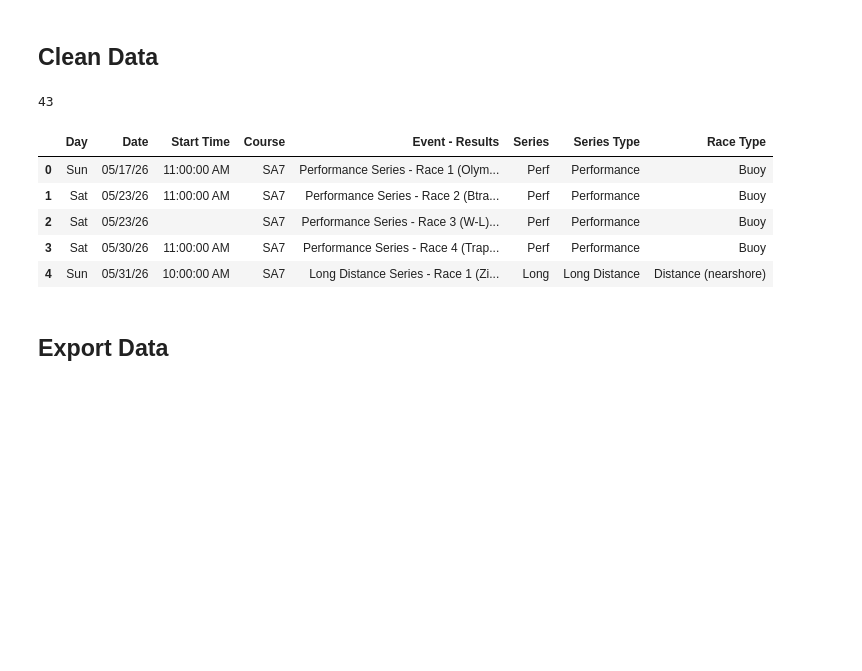
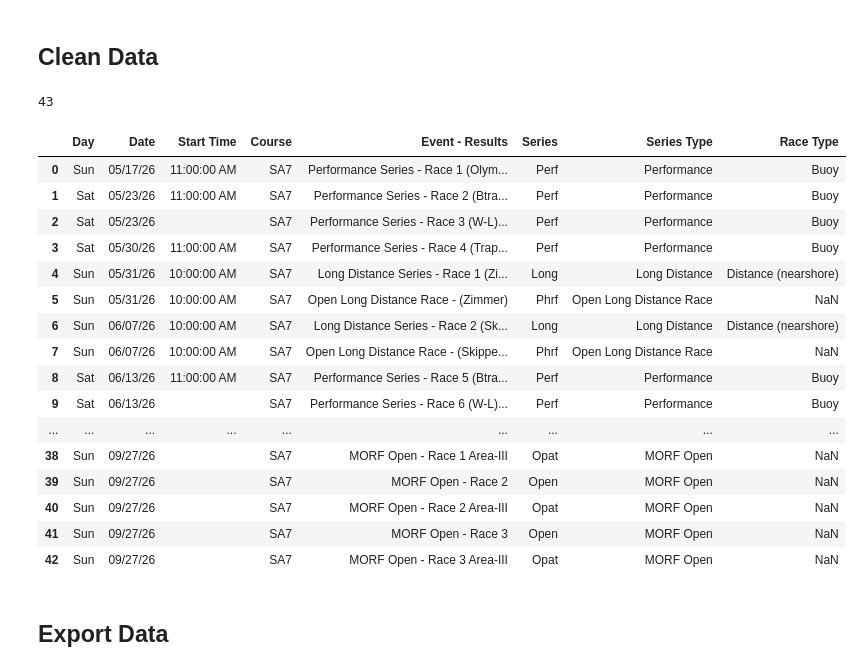
Before and after one commit to DrakeData/morf_to_railmeets, a Jupyter notebook: 1_morf_schedule.ipynb, the cells around one changed output. Saved outputs shown, nothing was run; the diff lists cells and outputs as text; code cells hidden in the pictures; blank space fills up the shorter version.

```diff
--- a/1_morf_schedule.ipynb
+++ b/1_morf_schedule.ipynb
@@ -99,34 +99,55 @@ df["Series Type"] = (
     .str.replace(r"\s{2,}", " ", regex=True)
     .str.strip()
 )
 
 # Default value (optional but helpful)
 df["Race Type"] = np.nan
 
 # Condition 1: Performance → Buoy
 mask_buoy = df["Series Type"].str.strip().eq("Performance")
 
 df.loc[mask_buoy, "Race Type"] = "Buoy"
 
 # Condition 2: Long Distance + contains 'to' or 'from' → port-to-port
 mask_ld = df["Series Type"].str.strip().eq("Long Distance")
 mask_port = df["Event - Results"].str.contains(r"\b(to|from)\b", case=False, na=False)
 
 df.loc[mask_ld & mask_port, "Race Type"] = "Distance (port-to-port)"
 
 # Condition 3: Long Distance + does NOT contain 'to' or 'from' → nearshore
 df.loc[mask_ld & ~mask_port, "Race Type"] = "Distance (nearshore)"
 
+# Condition 4: Lady Skipper → Buoy
+mask_ls = df["Series"].str.strip().eq("Lady")
+
+df.loc[mask_ls, "Race Type"] = "Buoy"
+
+# Condition 4: Competition → Buoy
+mask_comp = df["Series"].str.strip().eq("Comp")
+
+df.loc[mask_comp, "Race Type"] = "Buoy"
+
 display(len(df))
-df.head()
+df
 # %% [output]
 43
 |  | Day | Date | Start Time | Course | Event - Results | Series | Series Type | Race Type |
 | 0 | Sun | 05/17/26 | 11:00:00 AM | SA7 | Performance Series - Race 1 (Olym... | Perf | Performance | Buoy |
 | 1 | Sat | 05/23/26 | 11:00:00 AM | SA7 | Performance Series - Race 2 (Btra... | Perf | Performance | Buoy |
 | 2 | Sat | 05/23/26 |  | SA7 | Performance Series - Race 3 (W-L)... | Perf | Performance | Buoy |
 | 3 | Sat | 05/30/26 | 11:00:00 AM | SA7 | Performance Series - Race 4 (Trap... | Perf | Performance | Buoy |
 | 4 | Sun | 05/31/26 | 10:00:00 AM | SA7 | Long Distance Series - Race 1 (Zi... | Long | Long Distance | Distance (nearshore) |
+| 5 | Sun | 05/31/26 | 10:00:00 AM | SA7 | Open Long Distance Race - (Zimmer) | Phrf | Open Long Distance Race | NaN |
+| 6 | Sun | 06/07/26 | 10:00:00 AM | SA7 | Long Distance Series - Race 2 (Sk... | Long | Long Distance | Distance (nearshore) |
+| 7 | Sun | 06/07/26 | 10:00:00 AM | SA7 | Open Long Distance Race - (Skippe... | Phrf | Open Long Distance Race | NaN |
+| 8 | Sat | 06/13/26 | 11:00:00 AM | SA7 | Performance Series - Race 5 (Btra... | Perf | Performance | Buoy |
+| 9 | Sat | 06/13/26 |  | SA7 | Performance Series - Race 6 (W-L)... | Perf | Performance | Buoy |
+| ... | ... | ... | ... | ... | ... | ... | ... | ... |
+| 38 | Sun | 09/27/26 |  | SA7 | MORF Open - Race 1 Area-III | Opat | MORF Open | NaN |
+| 39 | Sun | 09/27/26 |  | SA7 | MORF Open - Race 2 | Open | MORF Open | NaN |
+| 40 | Sun | 09/27/26 |  | SA7 | MORF Open - Race 2 Area-III | Opat | MORF Open | NaN |
+| 41 | Sun | 09/27/26 |  | SA7 | MORF Open - Race 3 | Open | MORF Open | NaN |
+| 42 | Sun | 09/27/26 |  | SA7 | MORF Open - Race 3 Area-III | Opat | MORF Open | NaN |
 # %% [markdown]
 ## Export Data
 # %%
```
Also changed, not shown: 4 other files.
